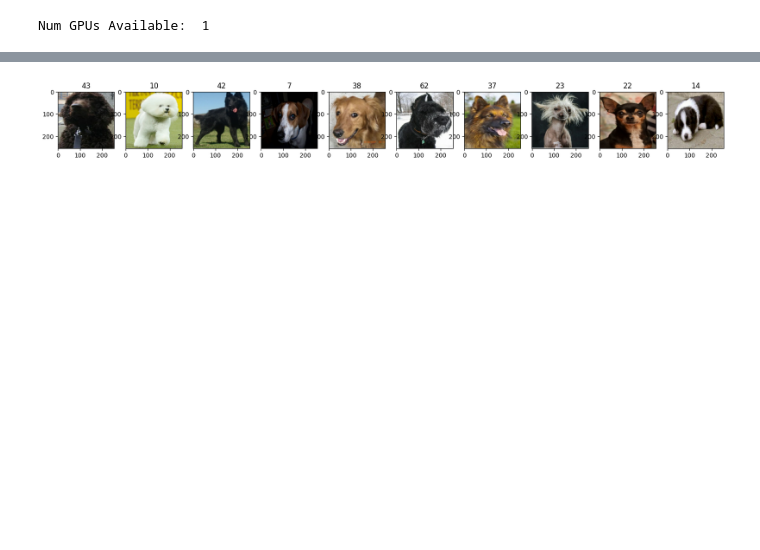
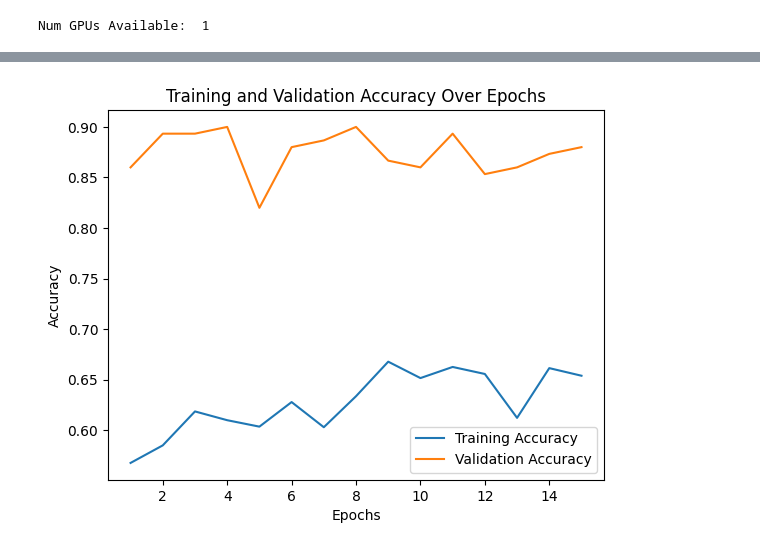
Before and after one commit to Rukun-Aaron/Dog_breeds, a Jupyter notebook: dogs_model.ipynb, the cells around one changed output, grey strips where cells are left out. Saved outputs shown, nothing was run; the diff lists cells and outputs as text; code cells hidden in the pictures; blank space fills up the shorter version.

Commit message:
added code for model

```diff
--- a/dogs_model.ipynb
+++ b/dogs_model.ipynb
@@ -17,10 +15,15 @@ Num GPUs Available:  1
 # Load CSV file
 csv_path = 'archive\dogs.csv'
 df = pd.read_csv(csv_path)
+selected_breeds = ['Afghan','Border Collie','Corgi', 'Coyote','Doberman', 'German Sheperd', 'Labradoodle','Maltese', 'Pomeranian','Pug','Rottweiler', 'Saint Bernard','Shiba Inu','Shih-Tzu', 'Siberian Husky']
 
 train_df = df[df['data set'] == 'train']
 valid_df = df[df['data set'] == 'valid']
 test_df = df[df['data set'] == 'test']
+
+train_df = train_df[train_df['labels'].isin(selected_breeds)]
+valid_df = valid_df[valid_df['labels'].isin(selected_breeds)]
+test_df = test_df[test_df['labels'].isin(selected_breeds)]
 # %%
 img_size = (224, 224)
 batch_size = 32
@@ -85,0 +75,2 @@ model = keras.Sequential([
+# %%
+base_model = VGG16(weights='imagenet', include_top=False, input_shape=(224, 224, 3))
@@ -86 +80,9 @@ model = keras.Sequential([
+# %%
+model = keras.Sequential([
+    base_model,
+    layers.Flatten(),
+    layers.Dense(256, activation='relu'),
+    layers.Dropout(0.5),
+    layers.Dense(15, activation='softmax')
+])
 # %%
@@ -92,7 +95,6 @@ early_stopping = EarlyStopping(monitor='val_loss', patience=3, restore_best_weig
 history = model.fit(
     train_generator,
     validation_data=valid_generator,
-    epochs=10,
-    callbacks=[early_stopping]
+    epochs=15
 )
 # %% [output]
@@ -123,7 +123,0 @@ KeyboardInterrupt:
-# %%
-fig, ax= plt.subplots(ncols = 10, figsize=(20,20))
-for idx, img in enumerate(batch[0][:10]):
-    ax[idx].imshow(img.astype(int))
-    ax[idx].title.set_text(batch[1][idx])
-# %% [output]
-[figure, removed]
@@ -132,0 +124,18 @@ print(f"Test Accuracy: {test_acc}")
+# %%
+import matplotlib.pyplot as plt
+
+train_acc = history.history['accuracy']
+val_acc = history.history['val_accuracy']
+
+# Plot the accuracy over epochs
+epochs = range(1, len(train_acc) + 1)
+
+plt.plot(epochs, train_acc, label='Training Accuracy')
+plt.plot(epochs, val_acc, label='Validation Accuracy')
+plt.title('Training and Validation Accuracy Over Epochs')
+plt.xlabel('Epochs')
+plt.ylabel('Accuracy')
+plt.legend()
+plt.show()
+# %% [output]
+[figure, added]
```
Also changed, not shown: parts of 13 cells of this notebook, 1 other file.
